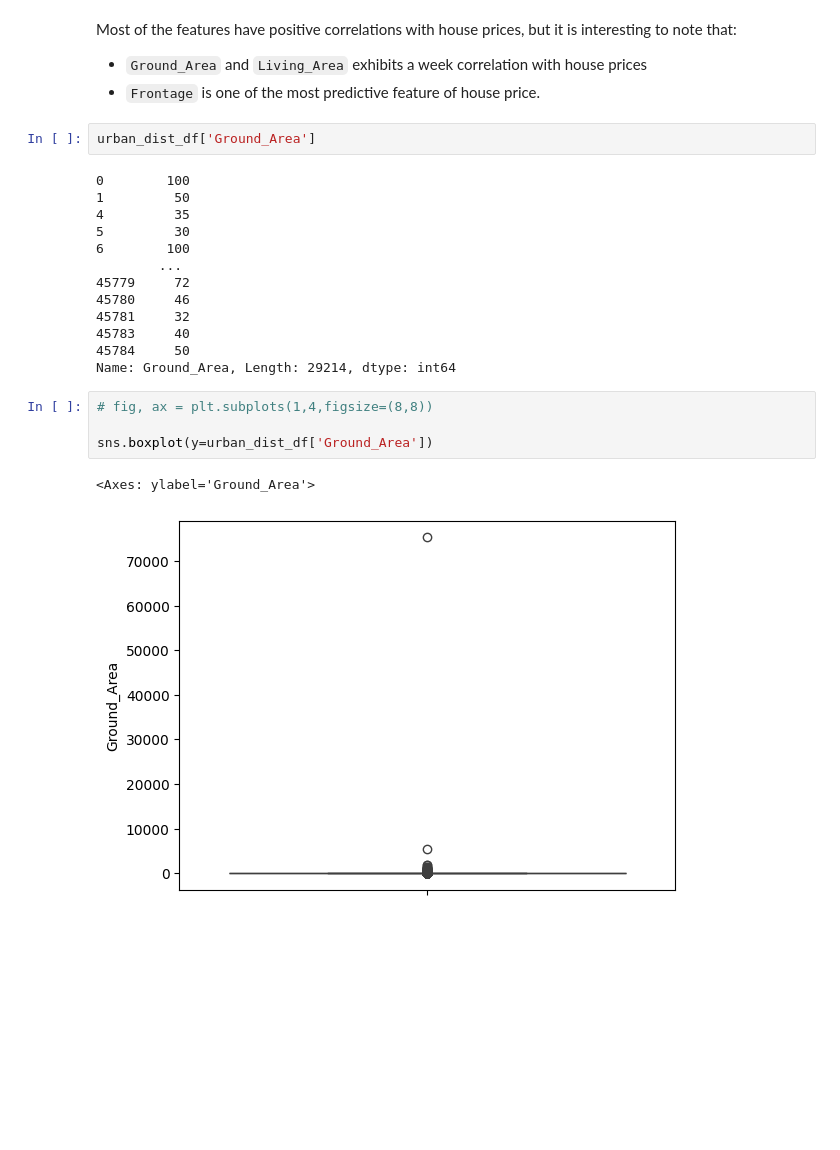
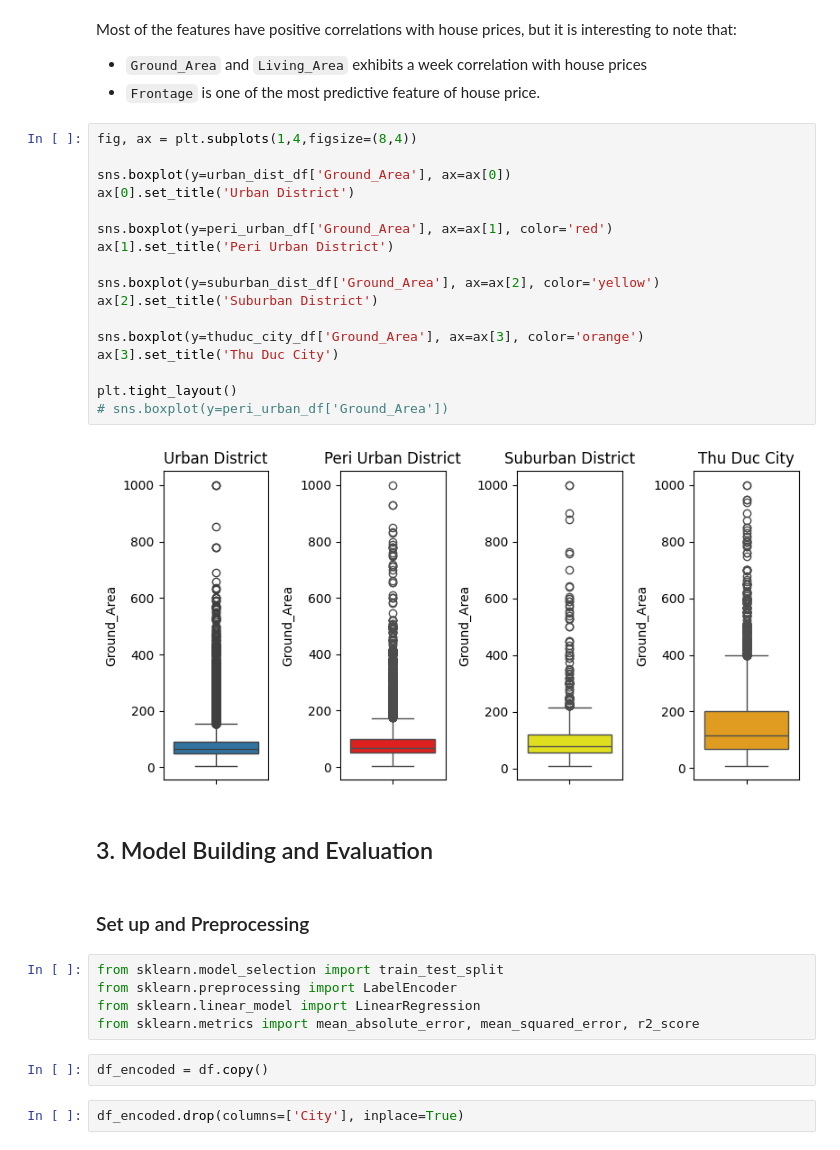
Before and after one commit to QuanLe-Chau/ADY201m_Lab_HCMC-House-Price, a Jupyter notebook: lab_hcmc_house_data.ipynb, the cells around one changed output. Saved outputs shown, nothing was run; the diff lists cells and outputs as text; blank space fills up the shorter version.

```diff
--- a/lab_hcmc_house_data.ipynb
+++ b/lab_hcmc_house_data.ipynb
@@ -548,25 +556,35 @@ plt.show()
 Most of the features have positive correlations with house prices, but it is interesting to note that:
 - `Ground_Area` and `Living_Area` exhibits a week correlation with house prices
 - `Frontage` is one of the most predictive feature of house price.
-# %%
-urban_dist_df['Ground_Area']
-# %% [output]
-0        100
-1         50
-4         35
-5         30
-6        100
-        ...
-45779     72
-45780     46
-45781     32
-45783     40
-45784     50
-Name: Ground_Area, Length: 29214, dtype: int64
-# %%
-# fig, ax = plt.subplots(1,4,figsize=(8,8))
-
-sns.boxplot(y=urban_dist_df['Ground_Area'])
-# %% [output]
-<Axes: ylabel='Ground_Area'>
-[figure, removed]
+# %%
+fig, ax = plt.subplots(1,4,figsize=(8,4))
+
+sns.boxplot(y=urban_dist_df['Ground_Area'], ax=ax[0])
+ax[0].set_title('Urban District')
+
+sns.boxplot(y=peri_urban_df['Ground_Area'], ax=ax[1], color='red')
+ax[1].set_title('Peri Urban District')
+
+sns.boxplot(y=suburban_dist_df['Ground_Area'], ax=ax[2], color='yellow')
+ax[2].set_title('Suburban District')
+
+sns.boxplot(y=thuduc_city_df['Ground_Area'], ax=ax[3], color='orange')
+ax[3].set_title('Thu Duc City')
+
+plt.tight_layout()
+# sns.boxplot(y=peri_urban_df['Ground_Area'])
+# %% [output]
+[figure, added]
+# %% [markdown]
+## 3. Model Building and Evaluation
+# %% [markdown]
+### Set up and Preprocessing
+# %%
+from sklearn.model_selection import train_test_split
+from sklearn.preprocessing import LabelEncoder
+from sklearn.linear_model import LinearRegression
+from sklearn.metrics import mean_absolute_error, mean_squared_error, r2_score
+# %%
+df_encoded = df.copy()
+# %%
+df_encoded.drop(columns=['City'], inplace=True)
```
Also changed, not shown: parts of 12 cells of this notebook.
